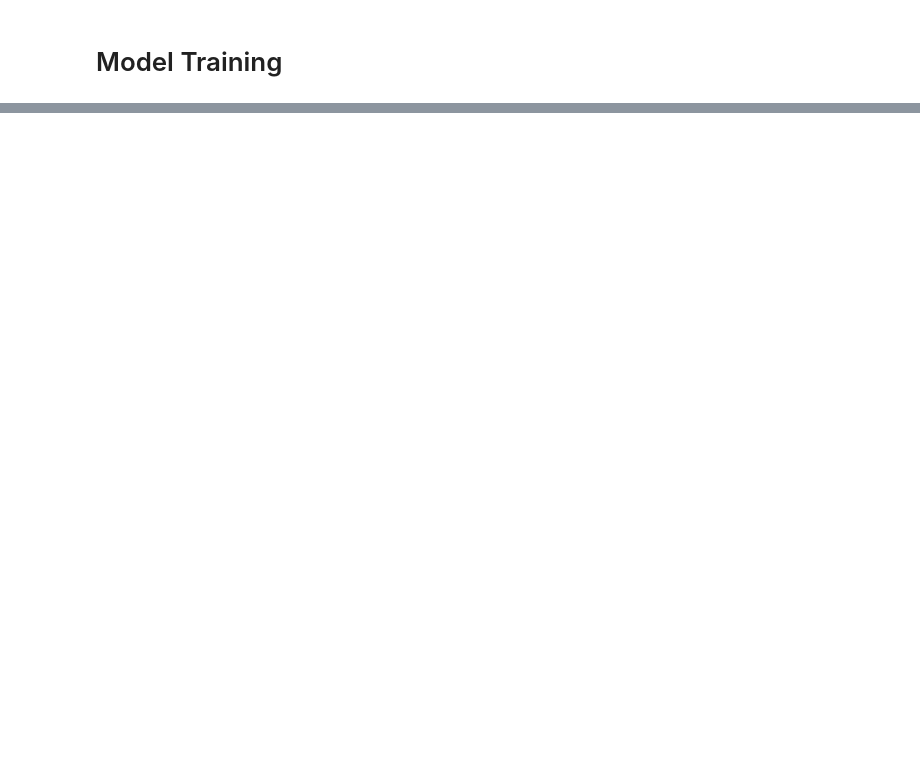
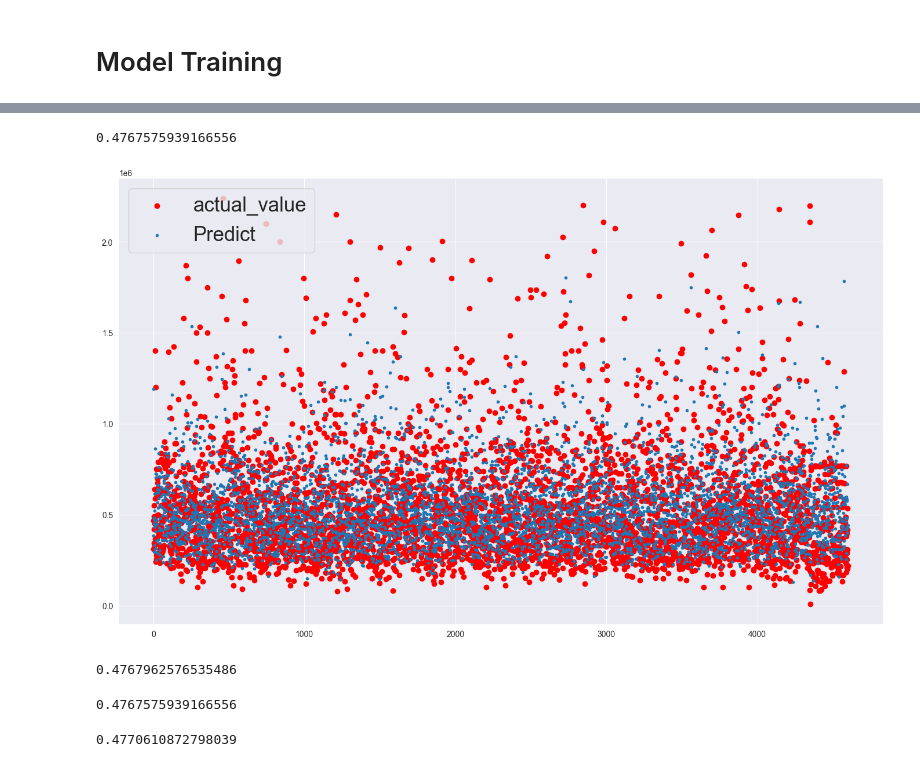
Before and after one commit to keithkamson/house-prediction-ML, a Jupyter notebook: house_price_prediction.ipynb, the cells around one changed output, grey strips where cells are left out. Saved outputs shown, nothing was run; the diff lists cells and outputs as text; code cells hidden in the pictures; blank space fills up the shorter version.

```diff
--- a/house_price_prediction.ipynb
+++ b/house_price_prediction.ipynb
@@ -191,5 +185,5 @@ unknown.price.mean()
 # %%
-train_path['price'].replace(to_replace = 0, value = 735000, inplace = True)
+train_path['price'].replace(to_replace = 0, value = 766000, inplace = True)
 # %% [markdown]
 ## Removing Missing Bedrooms with Mean
 # %%
@@ -438,2 +459,11 @@ sns.heatmap(train_path.corr(),cmap='BrBG',fmt='.2f',linewidths=2,annot=True)
 # %% [markdown]
 # Model Training
+# %%
+from sklearn.model_selection import train_test_split
+
+x = train_path.drop(['price'],axis=1)
+y = train_path['price']
+x.shape,y.shape
+
+x_train, x_test, y_train, y_test = train_test_split(x, y, test_size=0.4,random_state=42)
+x_train.shape, x_test.shape, y_train.shape, y_test.shape
@@ -439,0 +472,26 @@ sns.heatmap(train_path.corr(),cmap='BrBG',fmt='.2f',linewidths=2,annot=True)
+# %%
+def reg(model, x,y, train_path):
+    model.fit(x_train,y_train)
+
+    pred = model.predict(x_test)
+
+    print(r2_score(y_test , pred))
+
+    value = 5
+    for i in range(value):
+        rnd = np.random.randint(0, y_test.shape[0] - 1)
+        actual_value = y_test.iloc[rnd]
+        pred_value = int(model.predict(x_test.iloc[rnd].to_frame().T)[0])
+        error = ((actual_value - pred_value)/actual_value)*100
+        print('Property:',rnd)
+        print('Actual Value:',actual_value)
+        print('Predicted Value:',pred_value)
+        print('Error:', error,'\n')
+
+    fig = plt.figure(figsize=(10, 6))
+    data = train_path.sort_values(by=['price'])
+
+    plt.scatter(range(x.shape[0]), y, color='red', label='Actual')
+    plt.scatter(range(x.shape[0]), model.predict(x), marker='.', label='Predict')
+
+    plt.legend(loc=2, prop={'size': 25})
@@ -439,0 +520,38 @@ sns.heatmap(train_path.corr(),cmap='BrBG',fmt='.2f',linewidths=2,annot=True)
+# %%
+model = Lasso()
+reg(model, x,y, train_path)
+# %% [output]
+0.4767575939166556
+[figure, added]
+# %%
+from sklearn.linear_model import LinearRegression
+
+lr = LinearRegression()
+
+lr.fit(x_train,y_train)
+
+pred = lr.predict(x_test)
+
+print(r2_score(y_test , pred))
+# %% [output]
+0.4767962576535486
+# %%
+from sklearn.linear_model import Lasso , Ridge
+
+lr1 = Lasso()
+
+lr1.fit(x_train,y_train)
+
+print(r2_score(y_test , lr1.predict(x_test)))
+# %% [output]
+0.4767575939166556
+# %%
+from sklearn.linear_model import Lasso , Ridge
+
+lr2 = Ridge()
+
+lr2.fit(x_train,y_train)
+
+print(r2_score(y_test , lr2.predict(x_test)))
+# %% [output]
+0.4770610872798039
```
Also changed, not shown: parts of 24 cells of this notebook.
